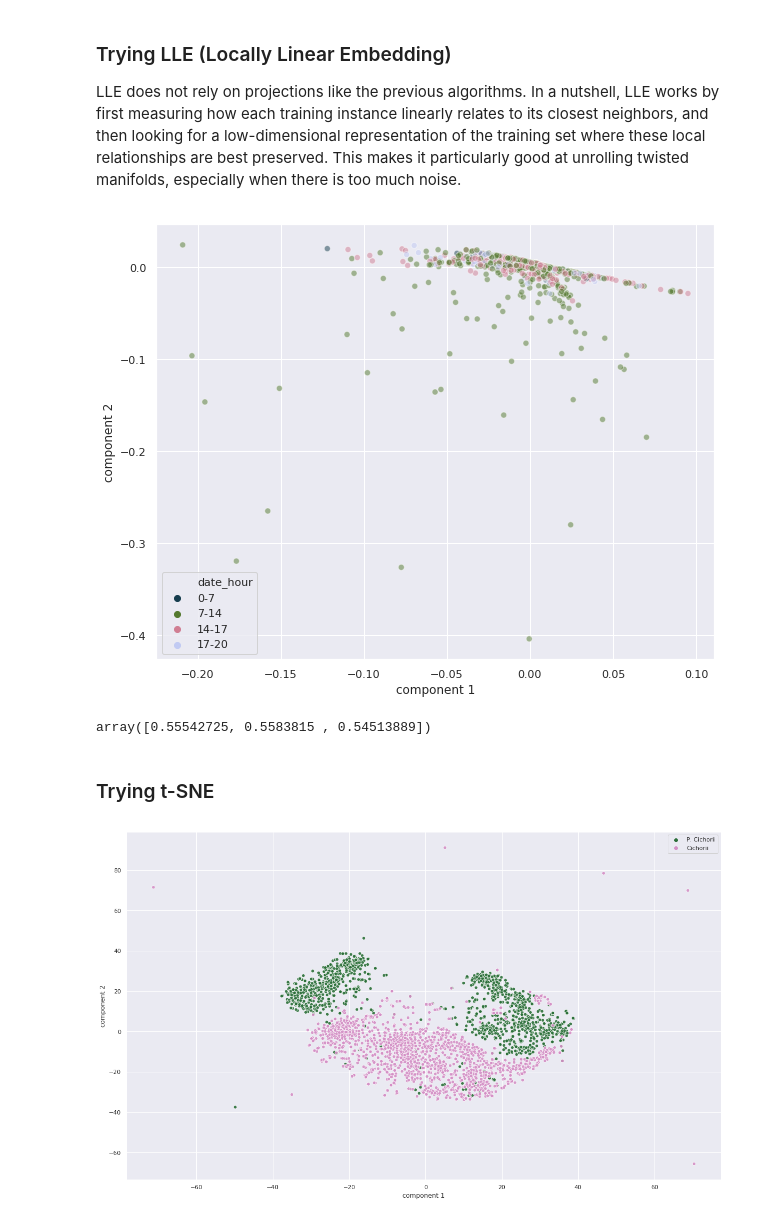
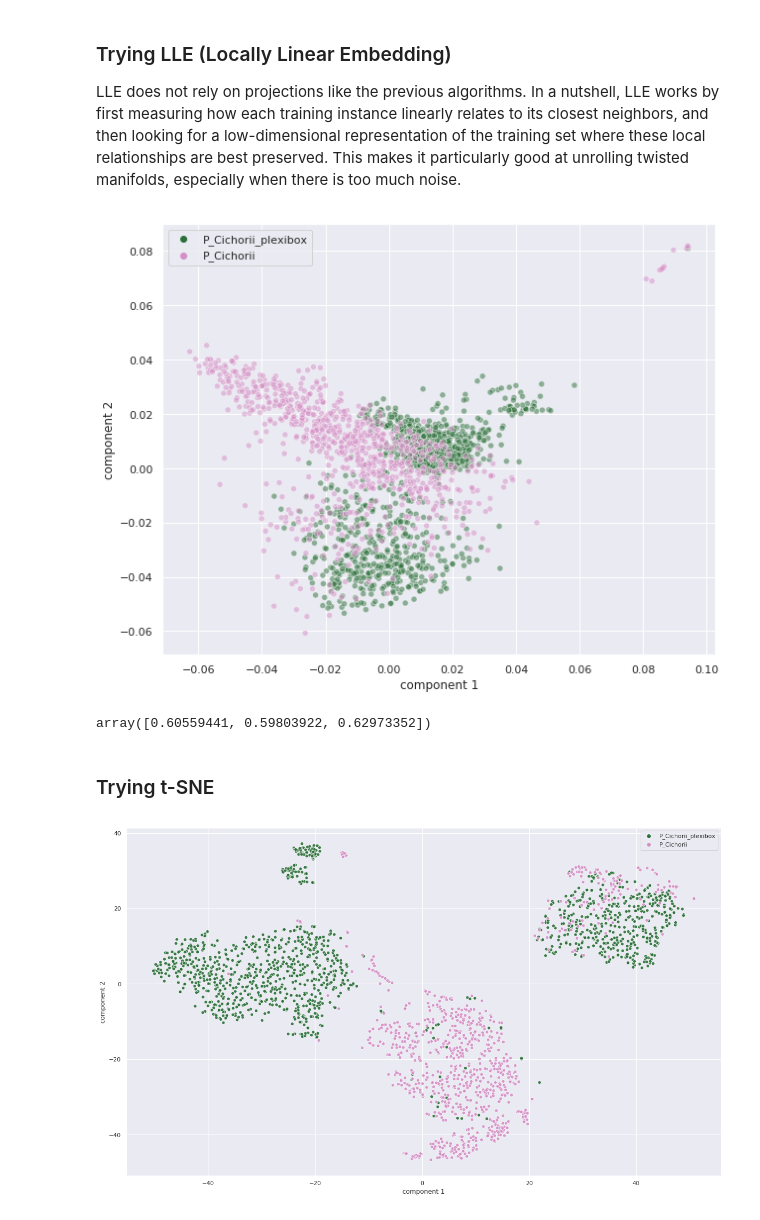
Before and after one commit to kalfasyan/wingbeat_frequencies, a Jupyter notebook: Jupyter_Notebooks/Unsupervised_Comparison_of_Datasets.ipynb, the cells around one changed output. Drawn from its saved outputs; the diff is of its cells as text; code cells hidden in the pictures.

Commit message:
plexi box unsupervised experiments

```diff
--- a/Jupyter_Notebooks/Unsupervised_Comparison_of_Datasets.ipynb
+++ b/Jupyter_Notebooks/Unsupervised_Comparison_of_Datasets.ipynb
@@ -15,8 +15,8 @@ ERROR:root:Invalid alias: The name more can't be aliased because it is another m
 ERROR:root:Invalid alias: The name less can't be aliased because it is another magic command.
 ERROR:root:Invalid alias: The name man can't be aliased because it is another magic command.
 # %%
-data_plexi = Dataset('plexi_box_wmv')
-data_plexi.read(data='all', setting='psd_dB')
+data_plexi = Dataset('Leafminers')
+data_plexi.read(data='P_Cichorii_plexibox', setting='psd_dB')
 data_plexi.clean(threshold=10)
 data_plexi.get_sensor_features(version='1')
 # %% [output]
@@ -40,6 +40,6 @@ Loaded data into matrix in 1.17 seconds.
 # %%
 X = pd.concat([data_plexi.X, data_mixed.X])
-X = X.iloc[:, :1]
+# X = X.iloc[:, :79]
 y = pd.concat([data_plexi.y, data_mixed.y])
 tem = pd.concat([data_plexi.df_features.temperature, data_mixed.df_features.temperature])
 tem = pd.cut(tem, bins=[0, 26, 30, 34, 40], labels=['0-26', '26-30', '30-34', '34-40'])
@@ -87,14 +108,18 @@ from sklearn.ensemble import RandomForestClassifier
 import xgboost
 from tqdm import tqdm
 
-scores = {}
+scores_lr, scores_rf = {}, {}
 for i in tqdm(range(1,130)):
     X = pd.concat([data_plexi.X, data_mixed.X])
     X = X.iloc[:, :i]
     y = pd.concat([data_plexi.y, data_mixed.y])
 
-    lr = LogisticRegression(solver='lbfgs', n_jobs=-1)
-    lr.fit(X,y)
+    clf_lr = LogisticRegression(solver='lbfgs', n_jobs=-1)
+    clf_lr.fit(X,y)
+    score_lr = np.mean(cross_val_score(clf_lr, X, y, cv=3))
+    scores_lr[i] = score_lr
 
-    score = np.mean(cross_val_score(lr, X, y, cv=3))
-    scores[i] = score
+    clf_rf = RandomForestClassifier(n_estimators=150, n_jobs=-1, random_state=0)
+    clf_rf.fit(X,y)
+    score_rf = np.mean(cross_val_score(clf_rf, X, y, cv=3))
+    scores_rf[i] = score_rf
@@ -109,17 +138,20 @@ from sklearn.ensemble import RandomForestClassifier
 import xgboost
 from tqdm import tqdm
 
-scores2 = {}
+scores2_lr, scores2_rf = {},{}
 for i in tqdm(range(1,125)):
     X = pd.concat([data_plexi.X, data_mixed.X])
-    X = X.iloc[:, :i+5]
+    X = X.iloc[:, i:i+5]
     y = pd.concat([data_plexi.y, data_mixed.y])
 
-    lr = LogisticRegression(solver='lbfgs', n_jobs=-1)
-    lr.fit(X,y)
+    clf_lr = LogisticRegression(solver='lbfgs', n_jobs=-1)
+    score2_lr = np.mean(cross_val_score(clf, X, y, cv=3))
+    scores2_lr[i] = score2_lr
 
-    score = np.mean(cross_val_score(lr, X, y, cv=3))
-    scores2[i] = score
+    clf_rf = RandomForestClassifier(n_estimators=150, n_jobs=-1, random_state=0)
+    clf_rf.fit(X,y)
+    score2_rf = np.mean(cross_val_score(clf_rf, X, y, cv=3))
+    scores2_rf[i] = score2_rf
 # %%
 pd.Series(scores2, index=scores2.keys()).plot()
 # %% [output]
@@ -212,18 +246,20 @@ lle = LocallyLinearEmbedding(n_components=2, n_neighbors=50)
 X_final = lle.fit_transform(X_std)
 # %%
 plt.figure(figsize=(10,8))
-sns.scatterplot(X_final[:,0], X_final[:,1],alpha=0.5, legend='full', hue=hour, palette=sns.color_palette("cubehelix", 4))
+sns.scatterplot(X_final[:,0], X_final[:,1],alpha=0.5, legend='full',
+                hue=y,
+                palette=sns.color_palette("cubehelix", 2))
 plt.xlabel('component 1')
 plt.ylabel('component 2')
 plt.show()
 # %% [output]
-[figure, old version]
+[figure, new version]
 # %%
 lr = LogisticRegression(solver='lbfgs', n_jobs=-1)
 lr.fit(X_final, y)
 cross_val_score(lr, X_final, y, cv=3)
 # %% [output]
-array([0.55542725, 0.5583815 , 0.54513889])
+array([0.60559441, 0.59803922, 0.62973352])
 # %% [markdown]
 ### Trying t-SNE
 # %%
@@ -253,7 +289,7 @@ plt.xlabel('component 1')
 plt.ylabel('component 2')
 plt.show()
 # %% [output]
-[figure, old version]
+[figure, new version]
 # %%
 lr = LogisticRegression(solver='lbfgs', n_jobs=-1)
 lr.fit(X_final, y)
```
Also changed, not shown: parts of 13 cells of this notebook, 1 other file.
